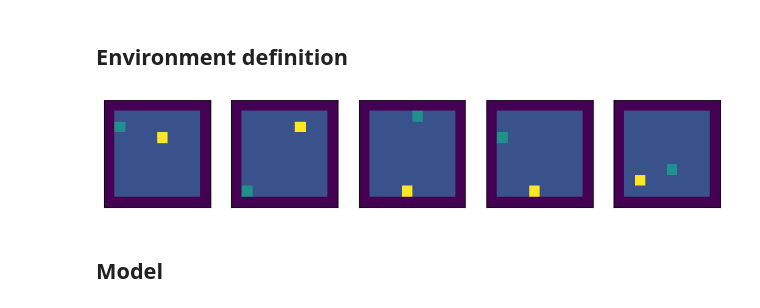
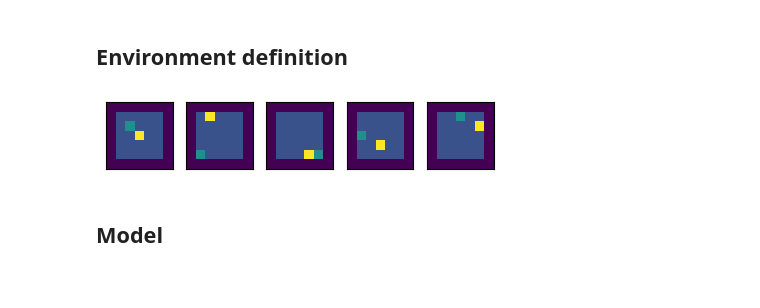
Before and after one commit to navidpourhadi/RL_Snake, a Jupyter notebook: main.ipynb, the cells around one changed output. Cells and saved outputs as stored; diff of their text form; code cells hidden in the pictures.

```diff
--- a/main.ipynb
+++ b/main.ipynb
@@ -34,20 +22,20 @@ def to_channels(state):
 # %%
 %matplotlib inline
 # function to standardize getting an env for the whole notebook
-def get_env(n=100, size = 15):
+def get_env(n=100, size = 10):
     # n is the number of boards that you want to simulate parallely
     # size is the size of each board, also considering the borders
     # mask for the partially observable, is the size of the local neighborhood
     e = environments_fully_observable.OriginalSnakeEnvironment(n, size)
     # e = environments_partially_observable.OriginalSnakeEnvironment(n, size, 2)
     return e
-env_ = get_env(n=100, size=10)
+env_ = get_env(n=100, size=7)
 GAMMA = .9
-ITERATIONS = 2000
+ITERATIONS = 3000
 
-display_boards(env_, 5)
+utils.display_boards(env_, 5)
 # %% [output]
-[figure, old version]
+[figure, new version]
 # %% [markdown]
 ## Model
 # %%
```
Also changed, not shown: parts of 13 cells of this notebook, 1 other file.
